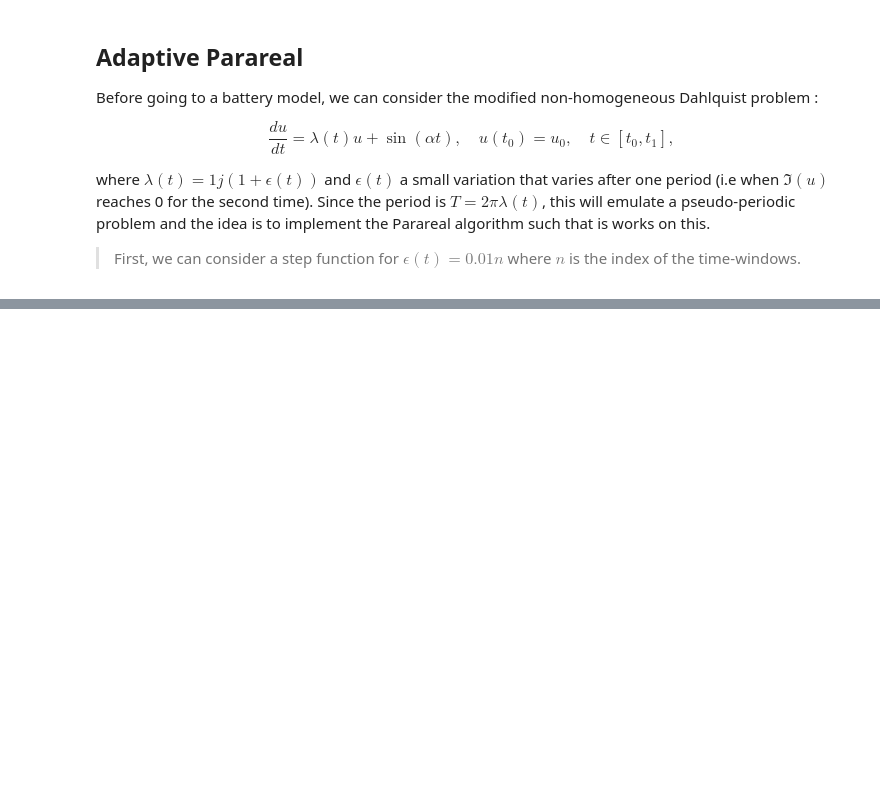
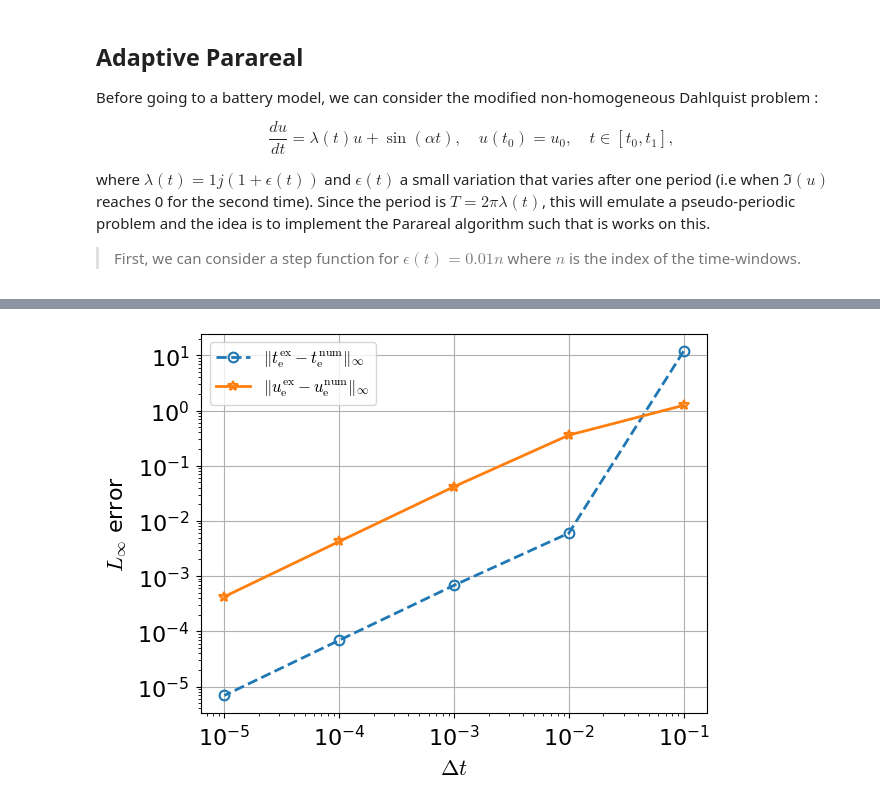
Before and after one commit to github-mathe/PinT-LIB, a Jupyter notebook: scripts/notebooks/dahlquist.ipynb, the cells around one changed output, grey strips where cells are left out. Saved outputs shown, nothing was run; the diff lists cells and outputs as text; code cells hidden in the pictures; blank space fills up the shorter version.

```diff
--- a/scripts/notebooks/dahlquist.ipynb
+++ b/scripts/notebooks/dahlquist.ipynb
@@ -388,7 +343,7 @@ try:
 except Exception as e:
     print(f"An error occurred during the simulation: {e}")
 # %%
-print(f"{'index':>5} | {'tP_array':>12} | {'uP_array':>18}")
+print(f"{'cycle':>5} | {'te':>12} | {'ue':>18}")
 print("-" * 43)
-for i, (t_ev, u_ev) in enumerate(zip(t_evEx, u_evEx)):
+for i, (t_ev, u_ev) in enumerate(zip(teTh, ueTh)):
     print(f"{i:5d} | {t_ev:12.2f} | {u_ev:18.2f}")
@@ -448,30 +418,27 @@ for i, dt in enumerate(dtVals):
 # %%
-# plot the errors in log-log scale
 plt.figure()
-
 plt.loglog(
     dtVals,
-    error_t_ev,
+    err_te,
     "--o",
-    label=r"$\|t_{\mathrm{ev}}^{\mathrm{ex}}"
-          r"-t_{\mathrm{ev}}^{\mathrm{num}}\|_\infty$",
+    label=r"$\|t_{\mathrm{e}}^{\mathrm{ex}}"
+          r"-t_{\mathrm{e}}^{\mathrm{num}}\|_\infty$",
 )
-
 plt.loglog(
     dtVals,
-    error_u_ev,
+    err_ue,
     "-*",
-    label=r"$\|u_{\mathrm{ev}}^{\mathrm{ex}}"
-          r"-u_{\mathrm{ev}}^{\mathrm{num}}\|_\infty$",
+    label=r"$\|u_{\mathrm{e}}^{\mathrm{ex}}"
+          r"-u_{\mathrm{e}}^{\mathrm{num}}\|_\infty$",
 )
-
 plt.xlabel(r"$\Delta t$")
 plt.ylabel(r"$L_\infty$ error")
-
 plt.grid(True)
 plt.legend()
 plt.tight_layout()
 plt.show()
+# %% [output]
+[figure, added]
 # %%
 N = num_cycles # time windows - coarse time grid
 K = N+1 # Parareal iterations
```
Also changed, not shown: parts of 12 cells of this notebook, 1 other file.
